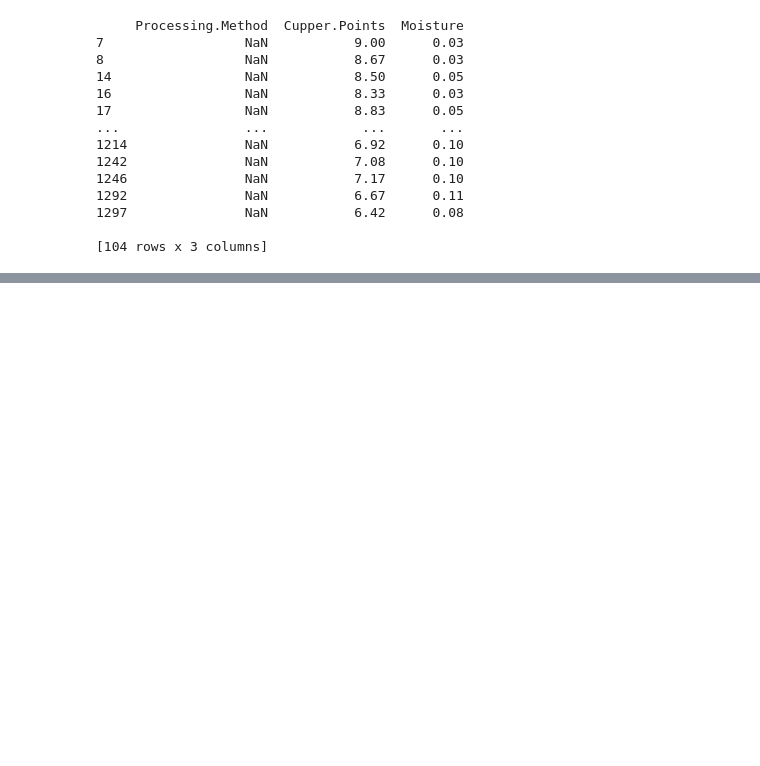
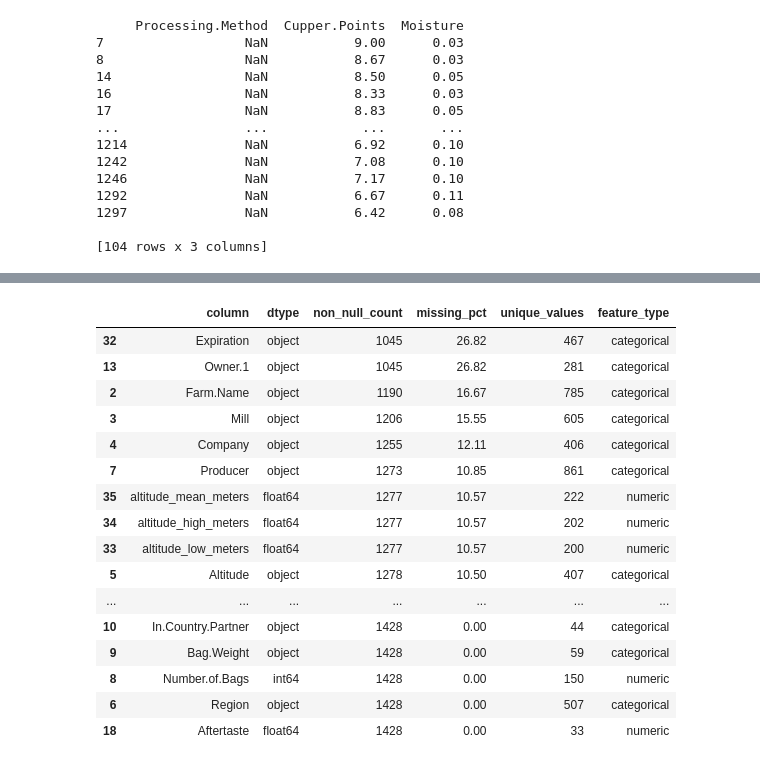
Before and after one commit to SonalJayasinghe/brewlytics, a Jupyter notebook: src/coffee filter/coffee_filter.ipynb, the cells around one changed output, grey strips where cells are left out. Cells and saved outputs as stored; diff of their text form; code cells hidden in the pictures; blank space fills up the shorter version.

```diff
--- a/src/coffee filter/coffee_filter.ipynb
+++ b/src/coffee filter/coffee_filter.ipynb
@@ -389,0 +410,5 @@ print(missing_quakers[['Processing.Method', 'Cupper.Points', 'Moisture']])
+# %%
+value_counts = df['Processing.Method'].value_counts(normalize=True)
+num_missing = df['Processing.Method'].isnull().sum()
+random_fill = np.random.choice(value_counts.index, size=num_missing, p=value_counts.values)
+df.loc[df['Processing.Method'].isnull(), 'Processing.Method'] = random_fill
@@ -389,0 +541,20 @@ print(missing_quakers[['Processing.Method', 'Cupper.Points', 'Moisture']])
+# %%
+calculate_pre_statistics(df)
+# %% [output]
+|  | column | dtype | non_null_count | missing_pct | unique_values | feature_type |
+| 32 | Expiration | object | 1045 | 26.82 | 467 | categorical |
+| 13 | Owner.1 | object | 1045 | 26.82 | 281 | categorical |
+| 2 | Farm.Name | object | 1190 | 16.67 | 785 | categorical |
+| 3 | Mill | object | 1206 | 15.55 | 605 | categorical |
+| 4 | Company | object | 1255 | 12.11 | 406 | categorical |
+| 7 | Producer | object | 1273 | 10.85 | 861 | categorical |
+| 35 | altitude_mean_meters | float64 | 1277 | 10.57 | 222 | numeric |
+| 34 | altitude_high_meters | float64 | 1277 | 10.57 | 202 | numeric |
+| 33 | altitude_low_meters | float64 | 1277 | 10.57 | 200 | numeric |
+| 5 | Altitude | object | 1278 | 10.50 | 407 | categorical |
+| ... | ... | ... | ... | ... | ... | ... |
+| 10 | In.Country.Partner | object | 1428 | 0.00 | 44 | categorical |
+| 9 | Bag.Weight | object | 1428 | 0.00 | 59 | categorical |
+| 8 | Number.of.Bags | int64 | 1428 | 0.00 | 150 | numeric |
+| 6 | Region | object | 1428 | 0.00 | 507 | categorical |
+| 18 | Aftertaste | float64 | 1428 | 0.00 | 33 | numeric |
```
Also changed, not shown: parts of 29 cells of this notebook, 1 other file.
